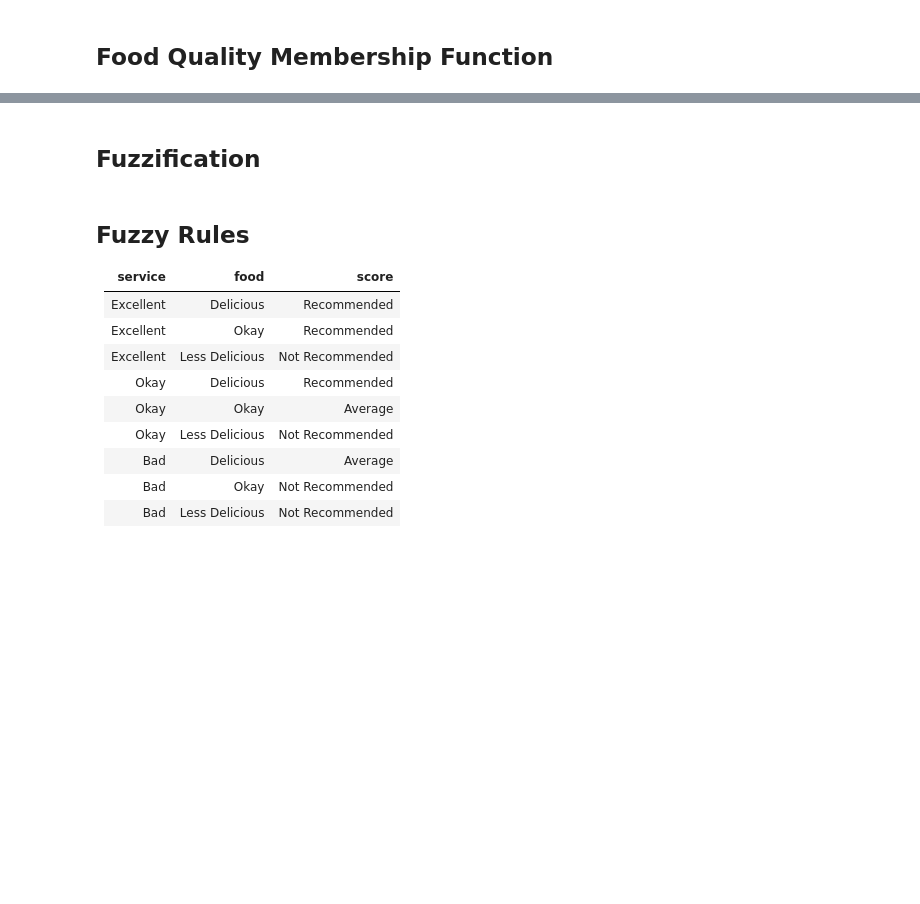
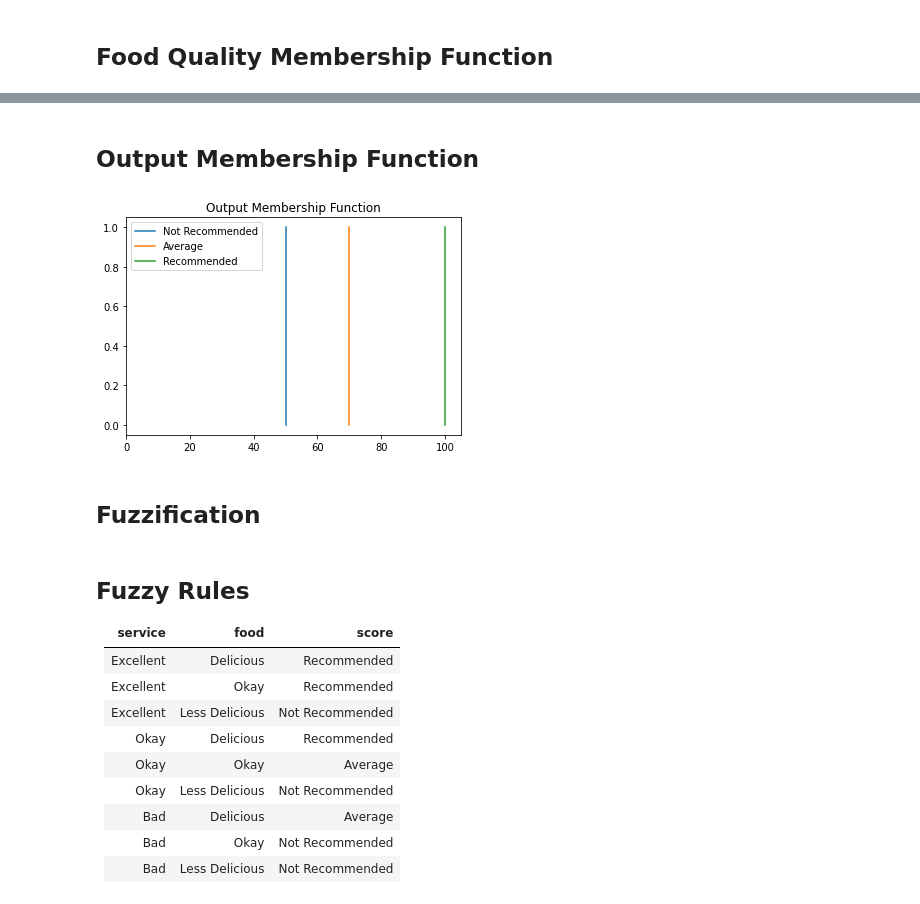
Before and after one commit to milhamm/restaurant-fuzzy-logic, a Jupyter notebook: Group_2_Fuzzy_Logic_AI_v2.ipynb, the cells around one changed output, grey strips where cells are left out. Saved outputs shown, nothing was run; the diff lists cells and outputs as text; code cells hidden in the pictures; blank space fills up the shorter version.

```diff
--- a/Group_2_Fuzzy_Logic_AI_v2.ipynb
+++ b/Group_2_Fuzzy_Logic_AI_v2.ipynb
@@ -119,3 +117,15 @@ plt.show()
+# %% [markdown]
+## **Output Membership Function**
+# %%
+plt.plot([50, 50], [0, 1], label="Not Recommended")
+plt.plot([70, 70], [0, 1], label="Average")
+plt.plot([100, 100], [0, 1], label="Recommended")
+plt.xlim(0, 105)
+plt.title("Output Membership Function")
+plt.legend()
+plt.show()
+# %% [output]
+[figure, added]
 # %% [markdown]
 ## **Fuzzification**
 # %%
```
Also changed, not shown: parts of 6 cells of this notebook.
